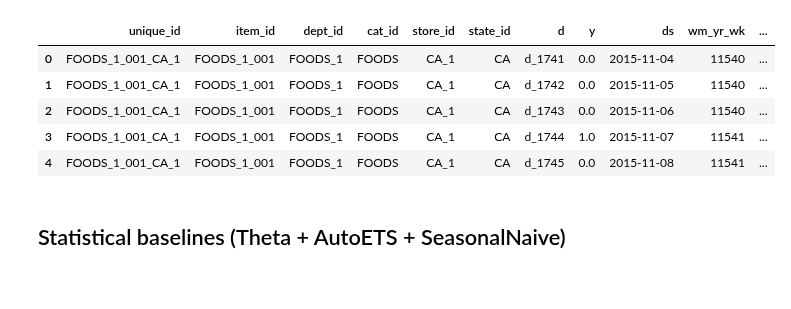
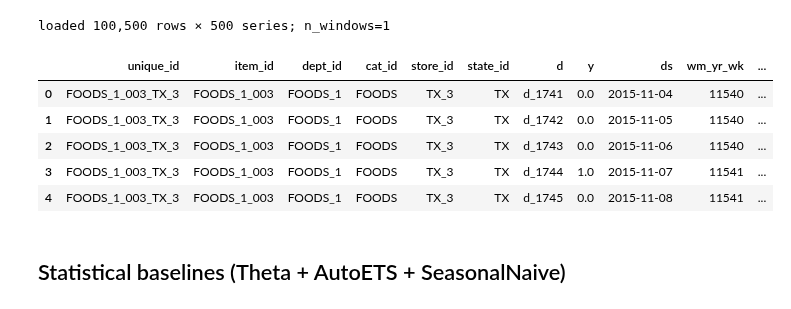
Before and after one commit to RickArko/M5, a Jupyter notebook: notebooks/00_run_pipeline.ipynb, the cells around one changed output. Drawn from its saved outputs; the diff is of its cells as text; code cells hidden in the pictures.

Commit message:
update / run notebooks

```diff
--- a/notebooks/00_run_pipeline.ipynb
+++ b/notebooks/00_run_pipeline.ipynb
@@ -12,23 +18,34 @@ Every cell here is a thin call into the package — equivalent to
 # %%
 import pandas as pd
 
 from m5.config import SETTINGS, set_global_seed
 from m5.cv import lgbm_cv, stats_cv
 from m5.evaluation import compute_components, wrmsse_for_models
 from m5.plots import configure_style
 
 configure_style()
 set_global_seed()
 
-df = pd.read_parquet(SETTINGS.processed_dir / 'long.parquet')
+# Cap CV windows for local notebooks (Make uses WINDOWS / M5_N_WINDOWS).
+N_WINDOWS = 1
+
+df = pd.read_parquet(SETTINGS.processed_dir / "long.parquet")
+n_series = int(df["unique_id"].nunique())
+print(f"loaded {len(df):,} rows × {n_series:,} series; n_windows={N_WINDOWS}")
+if n_series > 2000:
+    raise RuntimeError(
+        f"long.parquet has {n_series:,} series — too large for a laptop notebook.\n"
+        "Re-prep capped: M5_N_SERIES=500 M5_LAST_N_DAYS=200 make prep"
+    )
 df.head()
 # %% [output]
+loaded 100,500 rows × 500 series; n_windows=1
 |  | unique_id | item_id | dept_id | cat_id | store_id | state_id | d | y | ds | wm_yr_wk | ... |
-| 0 | FOODS_1_001_CA_1 | FOODS_1_001 | FOODS_1 | FOODS | CA_1 | CA | d_1741 | 0.0 | 2015-11-04 | 11540 | ... |
-| 1 | FOODS_1_001_CA_1 | FOODS_1_001 | FOODS_1 | FOODS | CA_1 | CA | d_1742 | 0.0 | 2015-11-05 | 11540 | ... |
-| 2 | FOODS_1_001_CA_1 | FOODS_1_001 | FOODS_1 | FOODS | CA_1 | CA | d_1743 | 0.0 | 2015-11-06 | 11540 | ... |
-| 3 | FOODS_1_001_CA_1 | FOODS_1_001 | FOODS_1 | FOODS | CA_1 | CA | d_1744 | 1.0 | 2015-11-07 | 11541 | ... |
-| 4 | FOODS_1_001_CA_1 | FOODS_1_001 | FOODS_1 | FOODS | CA_1 | CA | d_1745 | 0.0 | 2015-11-08 | 11541 | ... |
+| 0 | FOODS_1_003_TX_3 | FOODS_1_003 | FOODS_1 | FOODS | TX_3 | TX | d_1741 | 0.0 | 2015-11-04 | 11540 | ... |
+| 1 | FOODS_1_003_TX_3 | FOODS_1_003 | FOODS_1 | FOODS | TX_3 | TX | d_1742 | 0.0 | 2015-11-05 | 11540 | ... |
+| 2 | FOODS_1_003_TX_3 | FOODS_1_003 | FOODS_1 | FOODS | TX_3 | TX | d_1743 | 0.0 | 2015-11-06 | 11540 | ... |
+| 3 | FOODS_1_003_TX_3 | FOODS_1_003 | FOODS_1 | FOODS | TX_3 | TX | d_1744 | 1.0 | 2015-11-07 | 11541 | ... |
+| 4 | FOODS_1_003_TX_3 | FOODS_1_003 | FOODS_1 | FOODS | TX_3 | TX | d_1745 | 0.0 | 2015-11-08 | 11541 | ... |
 # %% [markdown]
 ## Statistical baselines (Theta + AutoETS + SeasonalNaive)
 # %%
```
Also changed, not shown: parts of 5 cells of this notebook, 10 other files.
